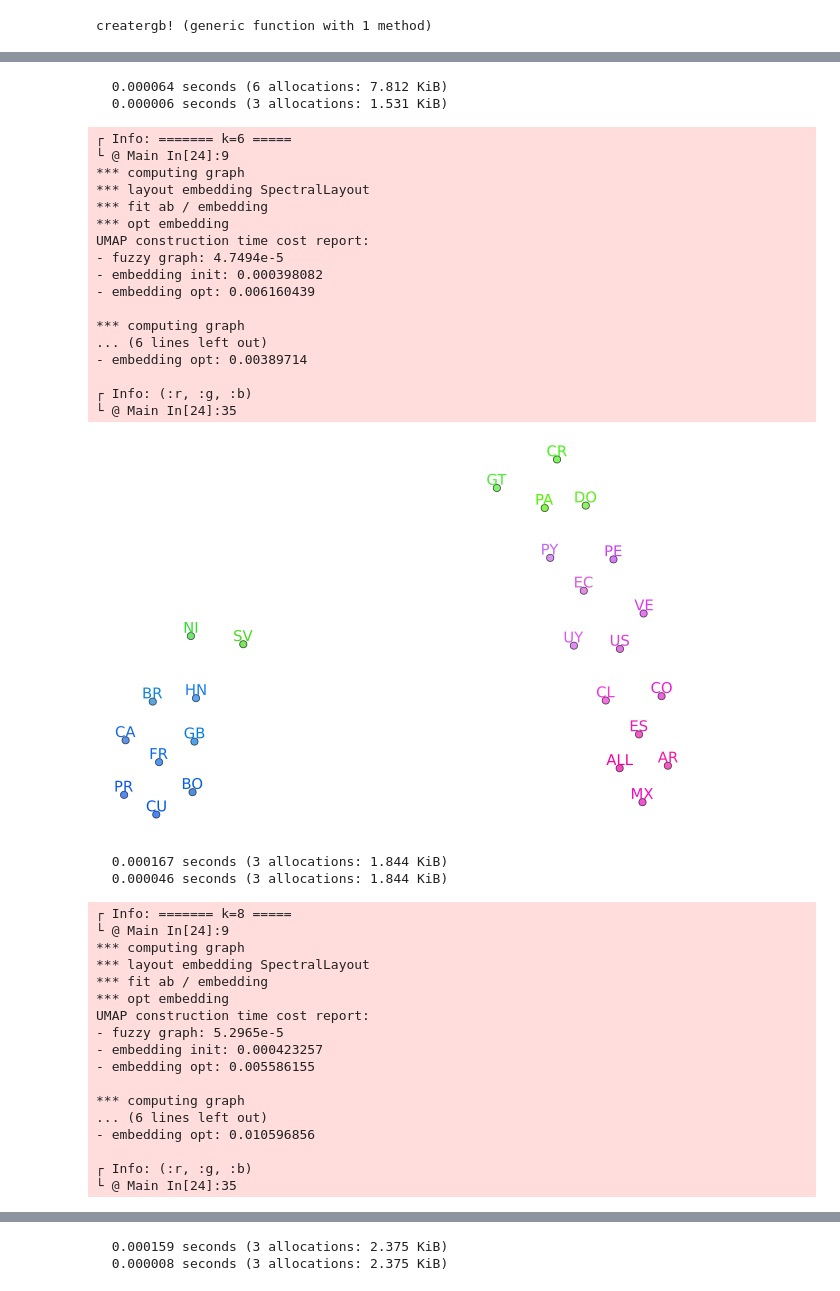
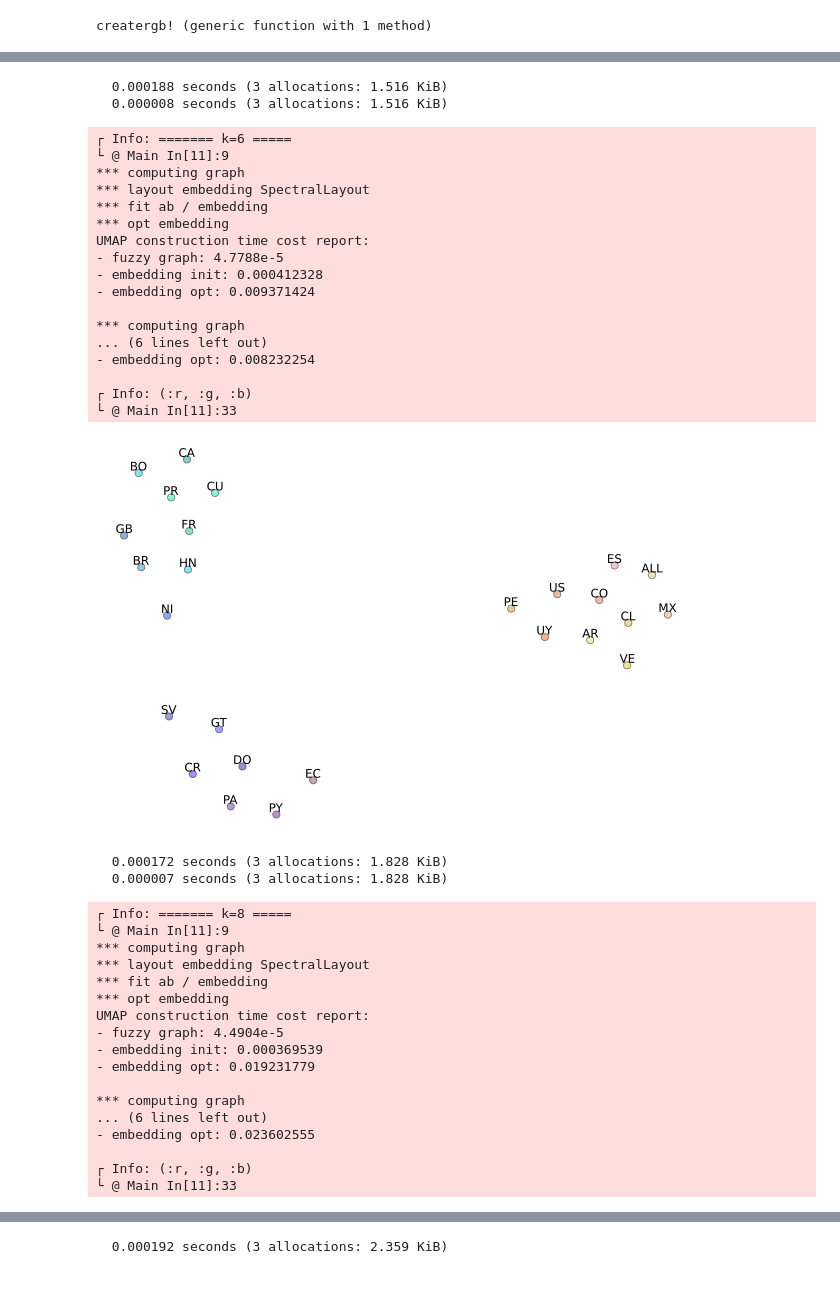
Before and after one commit to INGEOTEC/RegionalSpanish, a Jupyter notebook: notebooks/visualize-common-voc-semantic.ipynb, the cells around one changed output, grey strips where cells are left out. Drawn from its saved outputs; the diff is of its cells as text; code cells hidden in the pictures.

Commit message:
fixes representation details/bugs on umap visualizations

```diff
--- a/notebooks/visualize-common-voc-semantic.ipynb
+++ b/notebooks/visualize-common-voc-semantic.ipynb
@@ -42,7 +24,7 @@ function encode_model(knns, dists, vocab)
         for j in eachindex(idcol, distcol)
             w = (vocab[i], vocab[idcol[j]])
             s = hash(w)
-            obj[s] = 1.0 + 1 / (1 + distcol[j])
+            obj[s] = 0.5 + 1 / (1 + distcol[j])
         end
     end
 
@@ -120,7 +103,7 @@ function creatergb!(C)
 
         for j in eachindex(v)
             x = (v[j] - min_) / (max_ - min_)
-            v[j] = clamp(x,  0, 0.95)
+            v[j] = clamp(x,  0.1, 0.9)
         end
     end
 
@@ -129,12 +112,12 @@ end
 # %% [output]
 creatergb! (generic function with 1 method)
 # %%
-min_dist = 0.3
+min_dist = 0.7
 neg_sample_rate = 5
 local_connectivity = 1
 layout = SpectralLayout()
-n_epochs = 100
-tol = 1e-4
+n_epochs = 300
+tol = 1e-5
 
 for k in 4:2:12
     @info "======= k=$k ====="
@@ -152,11 +135,9 @@ for k in 4:2:12
     poslist = rand([:bottom], length(VALID_CC))
 
     scatter(X[1, :], X[2, :], c=C, label="",
-        series_annotations=[text(VALID_CC[i], poslist[i], 10, C[i]) for i in eachindex(VALID_CC)],
+        series_annotations=[text(VALID_CC[i], poslist[i], 8) for i in eachindex(VALID_CC)],
         xticks=nothing, yticks=nothing, xaxis=false, yaxis=false,
-        ms=4, ma=0.7, fa=0.7,
-        la=0.7,
-        alpha=0.7
+        ms=4, ma=0.5, fa=0.5, la=0.5, alpha=0.5
     )
     #scatter!(X[1, :], X[2, :], c=C, label="",
     #    series_annotations=[text(cclist[i], poslist[i], 10, C[i]) for i in eachindex(cclist)], xticks=nothing, yticks=nothing, xaxis=false, yaxis=false,
@@ -197,39 +178,39 @@ UMAP construction time cost report:
-  0.000064 seconds (6 allocations: 7.812 KiB)
-  0.000006 seconds (3 allocations: 1.531 KiB)
+  0.000188 seconds (3 allocations: 1.516 KiB)
+  0.000008 seconds (3 allocations: 1.516 KiB)
 ┌ Info: ======= k=6 =====
-└ @ Main In[24]:9
+└ @ Main In[11]:9
 *** computing graph
 *** layout embedding SpectralLayout
 *** fit ab / embedding
 *** opt embedding
 UMAP construction time cost report:
-- fuzzy graph: 4.7494e-5
-- embedding init: 0.000398082
-- embedding opt: 0.006160439
+- fuzzy graph: 4.7788e-5
+- embedding init: 0.000412328
+- embedding opt: 0.009371424
 
 *** computing graph
 ... (6 lines left out)
-- embedding opt: 0.00389714
+- embedding opt: 0.008232254
 
 ┌ Info: (:r, :g, :b)
-└ @ Main In[24]:35
+└ @ Main In[11]:33
-[figure, old version]
+[figure, new version]
-  0.000167 seconds (3 allocations: 1.844 KiB)
-  0.000046 seconds (3 allocations: 1.844 KiB)
+  0.000172 seconds (3 allocations: 1.828 KiB)
+  0.000007 seconds (3 allocations: 1.828 KiB)
 ┌ Info: ======= k=8 =====
-└ @ Main In[24]:9
+└ @ Main In[11]:9
 *** computing graph
 *** layout embedding SpectralLayout
 *** fit ab / embedding
 *** opt embedding
 UMAP construction time cost report:
-- fuzzy graph: 5.2965e-5
-- embedding init: 0.000423257
-- embedding opt: 0.005586155
+- fuzzy graph: 4.4904e-5
+- embedding init: 0.000369539
+- embedding opt: 0.019231779
 
 *** computing graph
 ... (6 lines left out)
-- embedding opt: 0.010596856
+- embedding opt: 0.023602555
 
 ┌ Info: (:r, :g, :b)
-└ @ Main In[24]:35
+└ @ Main In[11]:33
@@ -237,3 +218,2 @@ UMAP construction time cost report:
-  0.000159 seconds (3 allocations: 2.375 KiB)
-  0.000008 seconds (3 allocations: 2.375 KiB)
+  0.000192 seconds (3 allocations: 2.359 KiB)
 ┌ Info: ======= k=10 =====
```
Also changed, not shown: parts of 6 cells of this notebook, 50 other files.
